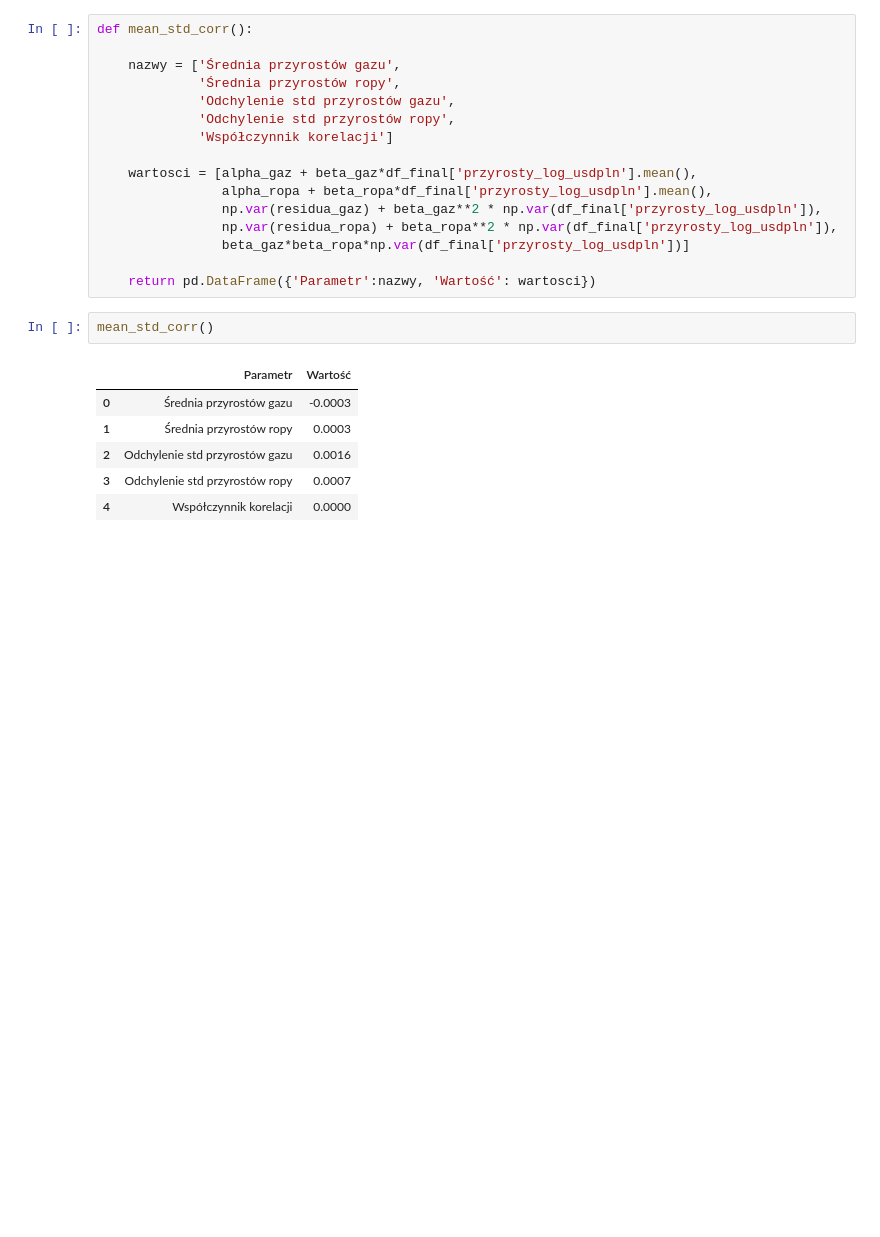
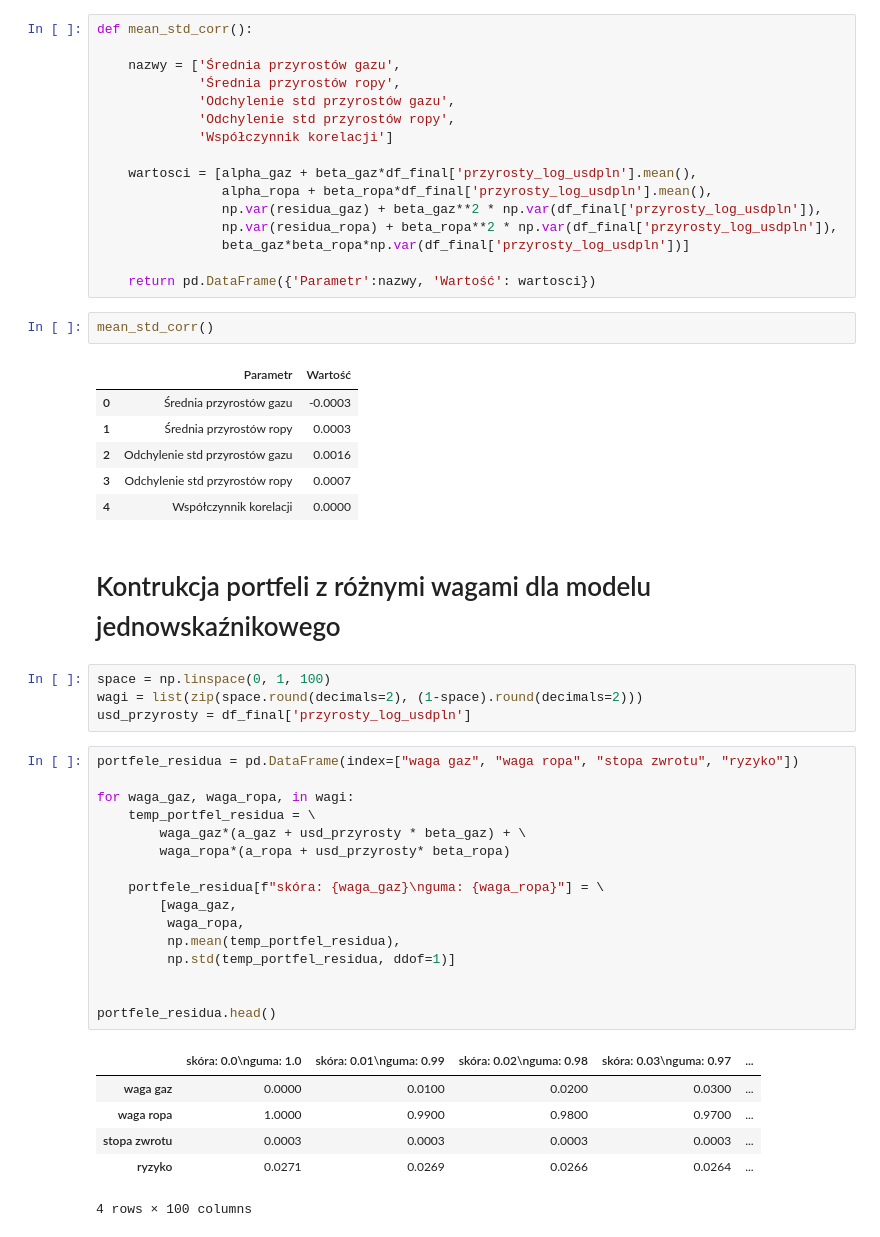
Before and after one commit to mjacobik/ORLEN-risk-management, a Jupyter notebook: Projekt 3 zad 2 cz 1.ipynb, the cells around one changed output. Cells and saved outputs as stored; diff of their text form; blank space fills up the shorter version.

```diff
--- a/Projekt 3 zad 2 cz 1.ipynb
+++ b/Projekt 3 zad 2 cz 1.ipynb
@@ -289,3 +289,32 @@ mean_std_corr()
 | 2 | Odchylenie std przyrostów gazu | 0.0016 |
 | 3 | Odchylenie std przyrostów ropy | 0.0007 |
 | 4 | Współczynnik korelacji | 0.0000 |
+# %% [markdown]
+# Kontrukcja portfeli z różnymi wagami dla modelu jednowskaźnikowego
+# %%
+space = np.linspace(0, 1, 100)
+wagi = list(zip(space.round(decimals=2), (1-space).round(decimals=2)))
+usd_przyrosty = df_final['przyrosty_log_usdpln']
+# %%
+portfele_residua = pd.DataFrame(index=["waga gaz", "waga ropa", "stopa zwrotu", "ryzyko"])
+
+for waga_gaz, waga_ropa, in wagi:
+    temp_portfel_residua = \
+        waga_gaz*(a_gaz + usd_przyrosty * beta_gaz) + \
+        waga_ropa*(a_ropa + usd_przyrosty* beta_ropa)
+
+    portfele_residua[f"skóra: {waga_gaz}\nguma: {waga_ropa}"] = \
+        [waga_gaz,
+         waga_ropa,
+         np.mean(temp_portfel_residua),
+         np.std(temp_portfel_residua, ddof=1)]
+
+
+portfele_residua.head()
+# %% [output]
+|  | skóra: 0.0\nguma: 1.0 | skóra: 0.01\nguma: 0.99 | skóra: 0.02\nguma: 0.98 | skóra: 0.03\nguma: 0.97 | ... |
+| waga gaz | 0.0000 | 0.0100 | 0.0200 | 0.0300 | ... |
+| waga ropa | 1.0000 | 0.9900 | 0.9800 | 0.9700 | ... |
+| stopa zwrotu | 0.0003 | 0.0003 | 0.0003 | 0.0003 | ... |
+| ryzyko | 0.0271 | 0.0269 | 0.0266 | 0.0264 | ... |
+4 rows × 100 columns
```
Also changed, not shown: parts of 1 cell of this notebook.
